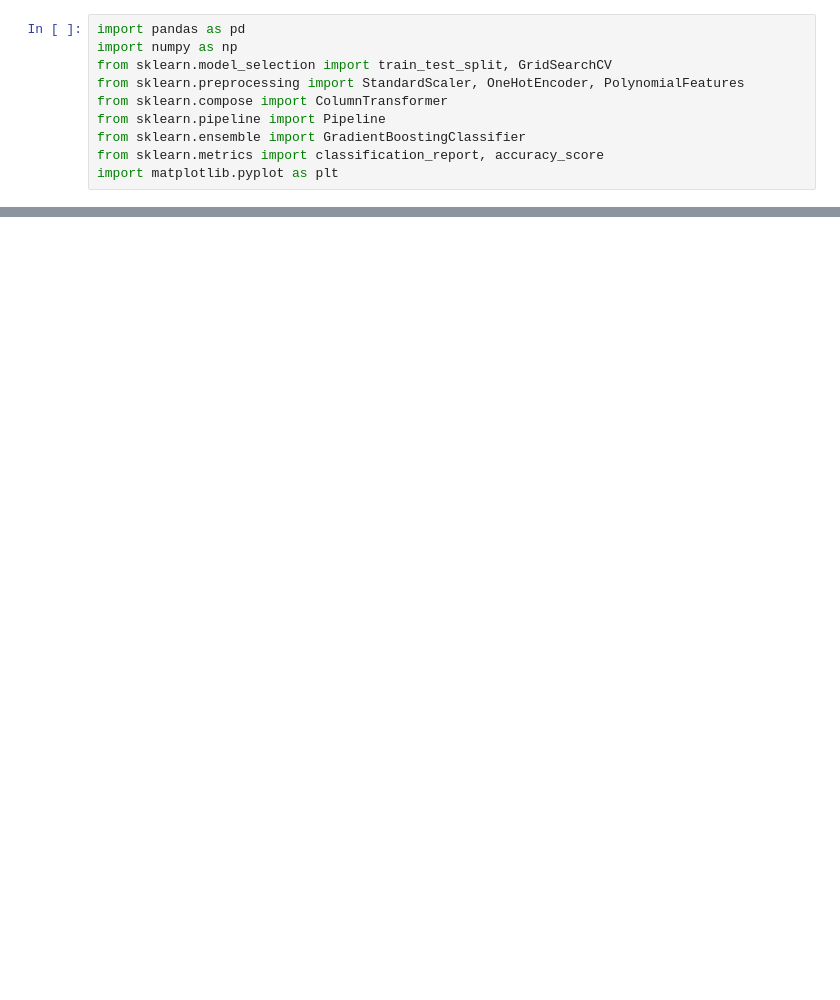
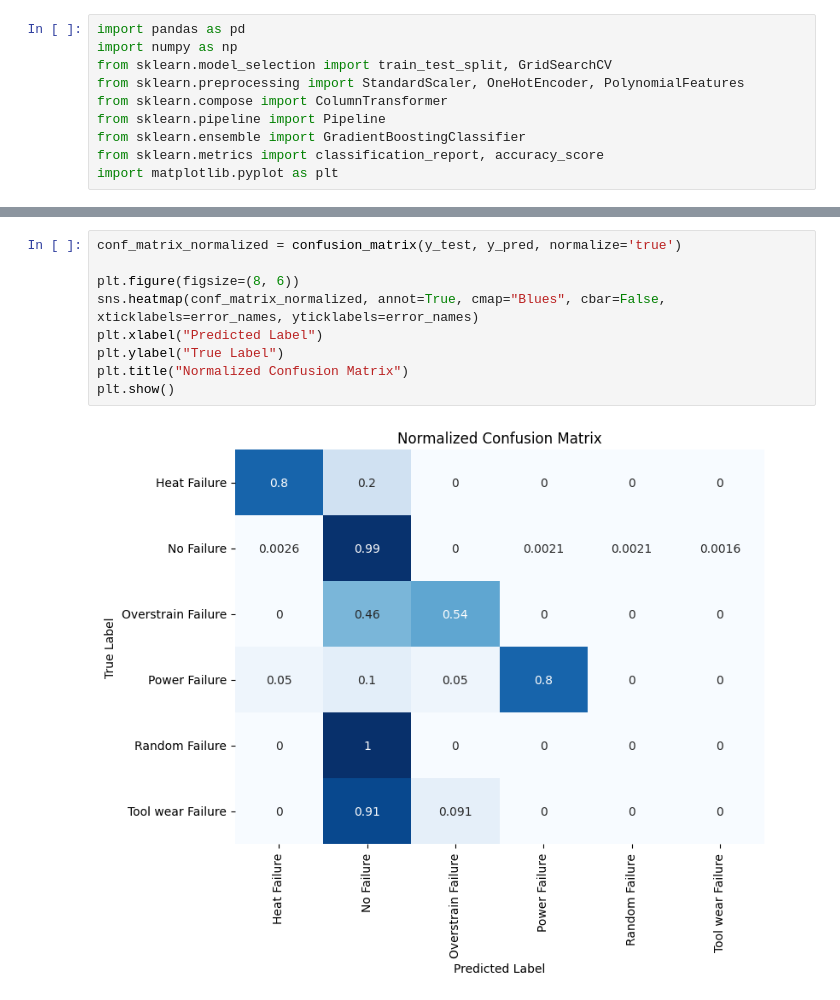
Before and after one commit to JonaKoenemann/machine_failure_classification, a Jupyter notebook: src/models/gradient_boosting_classifier/gardient_boosting_classifier.ipynb, the cells around one changed output, grey strips where cells are left out. Drawn from its saved outputs; the diff is of its cells as text; blank space fills up the shorter version.

```diff
--- a/src/models/gradient_boosting_classifier/gardient_boosting_classifier.ipynb
+++ b/src/models/gradient_boosting_classifier/gardient_boosting_classifier.ipynb
@@ -94,0 +171,11 @@ Heat Dissipation Failure       0.93      0.87      0.90        15
+# %%
+conf_matrix_normalized = confusion_matrix(y_test, y_pred, normalize='true')
+
+plt.figure(figsize=(8, 6))
+sns.heatmap(conf_matrix_normalized, annot=True, cmap="Blues", cbar=False, xticklabels=error_names, yticklabels=error_names)
+plt.xlabel("Predicted Label")
+plt.ylabel("True Label")
+plt.title("Normalized Confusion Matrix")
+plt.show()
+# %% [output]
+[figure, added]
```
Also changed, not shown: parts of 17 cells of this notebook, 1 other file.
